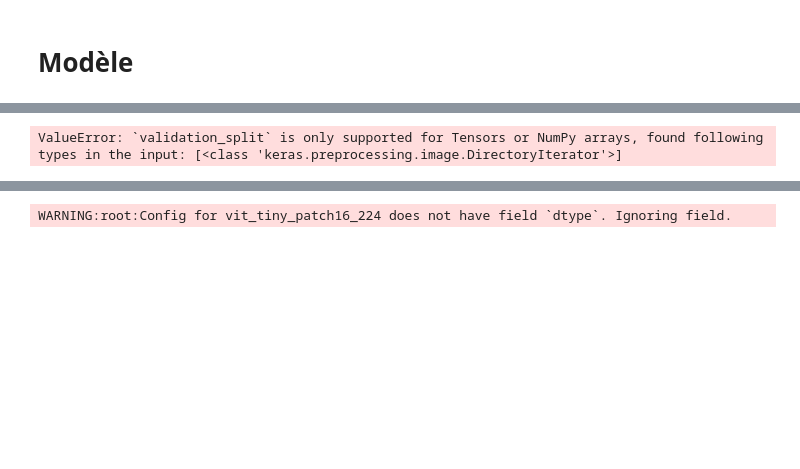
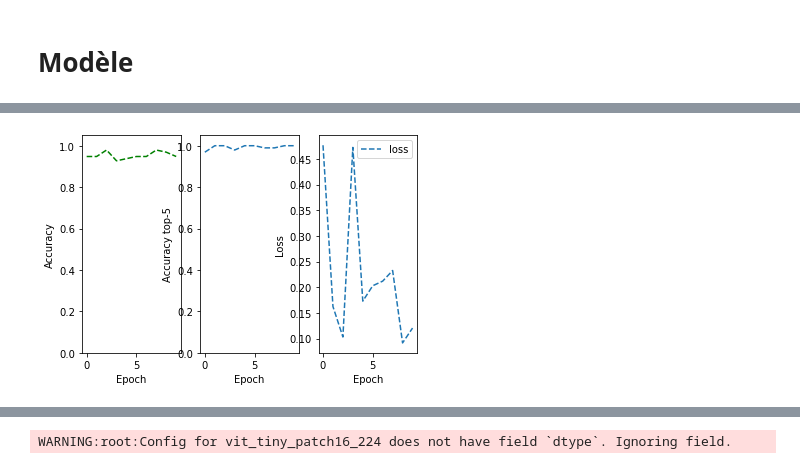
Before and after one commit to ssssaaaannnn/Challenge_miashs_2022, a Jupyter notebook: notebooks/model.ipynb, the cells around one changed output, grey strips where cells are left out. Saved outputs shown, nothing was run; the diff lists cells and outputs as text; code cells hidden in the pictures; blank space fills up the shorter version.

```diff
--- a/notebooks/model.ipynb
+++ b/notebooks/model.ipynb
@@ -102,0 +197,3 @@ train_generator.total_batches_seen
+# %%
+history = model.fit(train_ds, validation_data=test_flow,epochs=10,batch_size=batch_size, verbose=1,
+steps_per_epoch=3, validation_steps=1)
@@ -103,5 +221,7 @@ train_generator.total_batches_seen
 # %%
-history = model.fit(train_generator, epochs=10, validation_split=0.2,batch_size=batch_size, verbose=1,
-steps_per_epoch=3, validation_steps=1)
+#history = model.fit(train_generator, epochs=10, validation_split=0.2,batch_size=batch_size, verbose=1,
+#steps_per_epoch=3, validation_steps=1)
-# %% [output]
-ValueError: `validation_split` is only supported for Tensors or NumPy arrays, found following types in the input: [<class 'keras.preprocessing.image.DirectoryIterator'>]
+# %%
+plot_hist(history)
+# %% [output]
+[figure, added]
```
Also changed, not shown: parts of 24 cells of this notebook, 1 other file.
